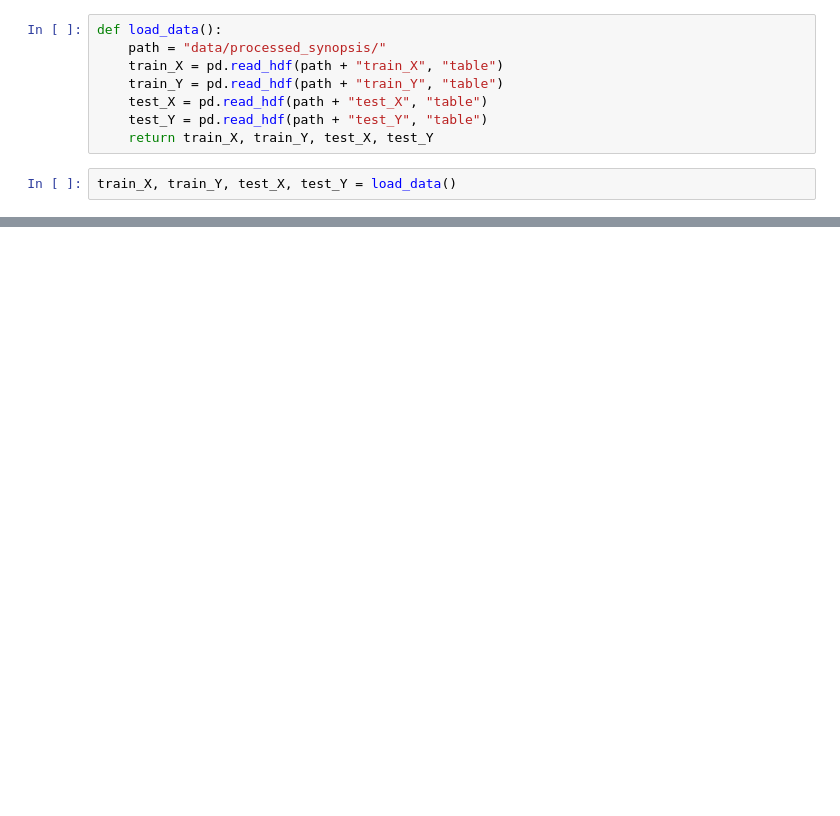
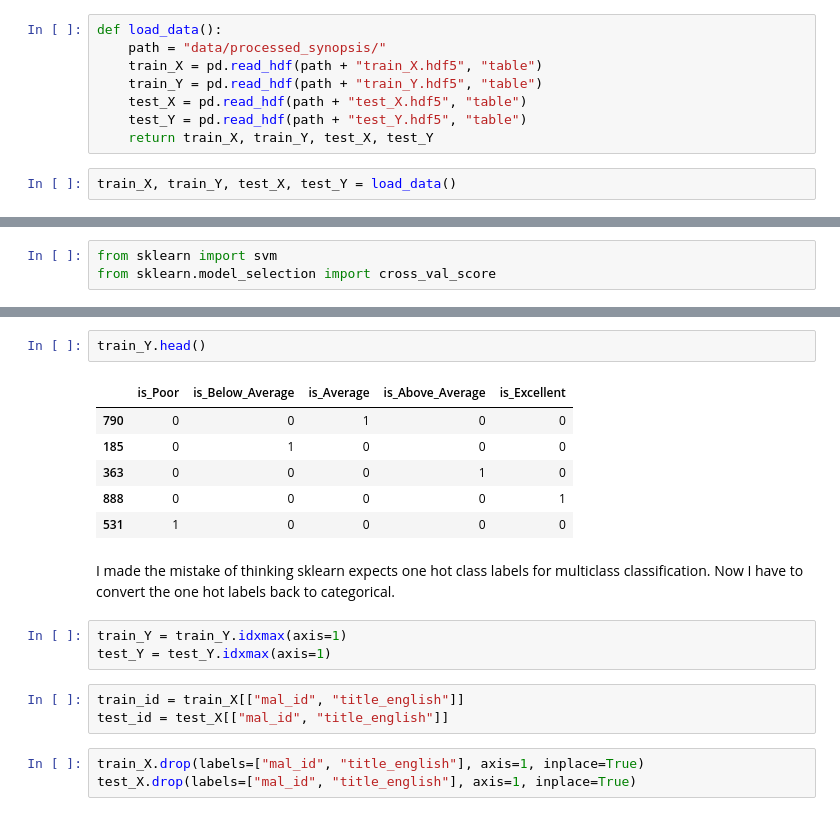
Before and after one commit to ktang012/myanimelist_data_collection, a Jupyter notebook: classification_and_inference.ipynb, the cells around one changed output, grey strips where cells are left out. Drawn from its saved outputs; the diff is of its cells as text; blank space fills up the shorter version.

```diff
--- a/inference.ipynb
+++ b/classification_and_inference.ipynb
@@ -12,10 +13,10 @@ pd.set_option('display.max_columns', 500)
 # %%
 def load_data():
     path = "data/processed_synopsis/"
-    train_X = pd.read_hdf(path + "train_X", "table")
-    train_Y = pd.read_hdf(path + "train_Y", "table")
-    test_X = pd.read_hdf(path + "test_X", "table")
-    test_Y = pd.read_hdf(path + "test_Y", "table")
+    train_X = pd.read_hdf(path + "train_X.hdf5", "table")
+    train_Y = pd.read_hdf(path + "train_Y.hdf5", "table")
+    test_X = pd.read_hdf(path + "test_X.hdf5", "table")
+    test_Y = pd.read_hdf(path + "test_Y.hdf5", "table")
     return train_X, train_Y, test_X, test_Y
 # %%
 train_X, train_Y, test_X, test_Y = load_data()
@@ -22,3 +28,6 @@ train_X, train_Y, test_X, test_Y = load_data()
+# %%
+from sklearn import svm
+from sklearn.model_selection import cross_val_score
 # %%
 train_X.head()
 # %% [output]
@@ -28,3 +37,23 @@ train_X.head()
 | 363 | 24833 | Assassination Classroom | 1.905962 | 0.203625 | 0.375003 | -0.424075 | 0 | 0 | ... |
 | 888 | 918 | Gintama | 2.482889 | 0.101016 | -0.027111 | -0.074792 | 0 | 1 | ... |
 | 531 | 32271 | Dies irae | -0.366461 | -1.701044 | -1.023698 | -2.060426 | 1 | 0 | ... |
+# %%
+train_Y.head()
+# %% [output]
+|  | is_Poor | is_Below_Average | is_Average | is_Above_Average | is_Excellent |
+| 790 | 0 | 0 | 1 | 0 | 0 |
+| 185 | 0 | 1 | 0 | 0 | 0 |
+| 363 | 0 | 0 | 0 | 1 | 0 |
+| 888 | 0 | 0 | 0 | 0 | 1 |
+| 531 | 1 | 0 | 0 | 0 | 0 |
+# %% [markdown]
+I made the mistake of thinking sklearn expects one hot class labels for multiclass classification. Now I have to convert the one hot labels back to categorical.
+# %%
+train_Y = train_Y.idxmax(axis=1)
+test_Y = test_Y.idxmax(axis=1)
+# %%
+train_id = train_X[["mal_id", "title_english"]]
+test_id = test_X[["mal_id", "title_english"]]
+# %%
+train_X.drop(labels=["mal_id", "title_english"], axis=1, inplace=True)
+test_X.drop(labels=["mal_id", "title_english"], axis=1, inplace=True)
```
Also changed, not shown: parts of 9 cells of this notebook, 3 other files.
